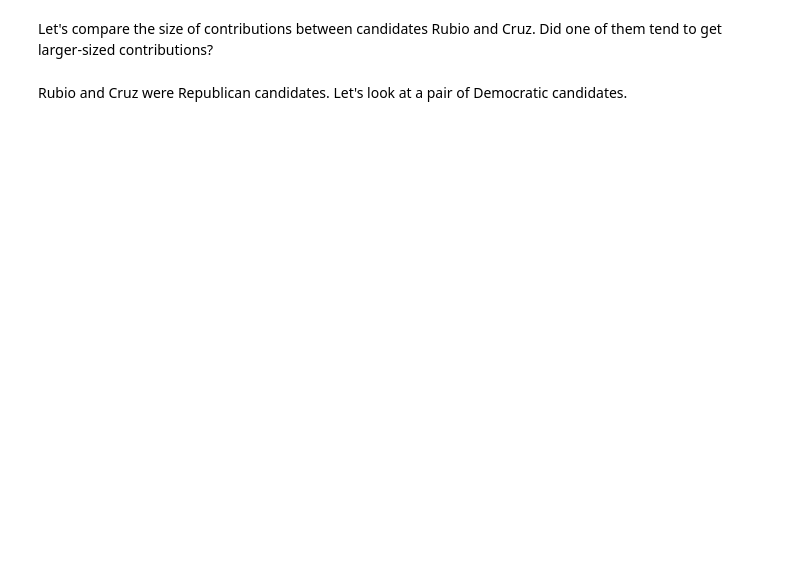
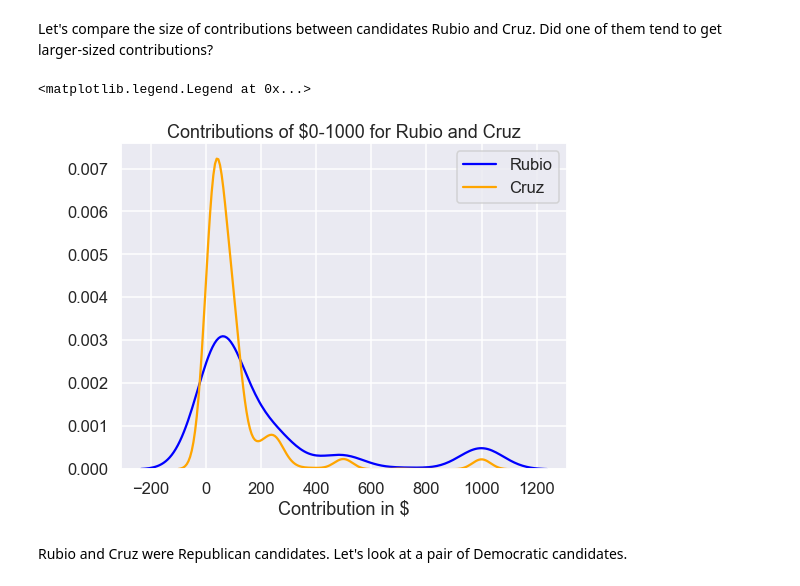
Before and after one commit to justinmello32/cst383-week5, a Jupyter notebook: campaign-exploration.ipynb, the cells around one changed output. Drawn from its saved outputs; the diff is of its cells as text; code cells hidden in the pictures; blank space fills up the shorter version.

```diff
--- a/campaign-exploration.ipynb
+++ b/campaign-exploration.ipynb
@@ -88,11 +125,22 @@ Let's compare the size of contributions between candidates Rubio and Cruz.  Did
 # %%
 #@ 6 Create a "double density plot" showing the contributions for
 # Rubio and Cruz.  Show contributions in the range of 0-1000 dollars
 # only.  Be sure to include a legend.
 # Hint: you can create two series, one for 0-1000 contributions to
 # Rubio, and another for 0-1000 contributions to Cruz.
 # Remember that you can superimpose plots by simply plotting one
 # after another.
+# sns.displot(data=df[(df['contb_receipt_amt'] <= 1000) & (df['contb_receipt_amt'] > 0) & (df['cand_nm'] == 'Rubio, Marco')]['contb_receipt_amt'], color="blue", linestyle="-", label="Rubio", kind='kde', ax=)
+# sns.displot(data=df[(df['contb_receipt_amt'] <= 1000) & (df['contb_receipt_amt'] > 0) & (df['cand_nm'] == 'Cruz, Rafael Edward \'Ted\'')]['contb_receipt_amt'], color="orange", linestyle="-", label="Cruz", kind='kde')
+sns.kdeplot(data=df[(df['contb_receipt_amt'] <= 1000) & (df['contb_receipt_amt'] > 0) & (df['cand_nm'] == 'Rubio, Marco')]['contb_receipt_amt'], color="blue", linestyle="-", label="Rubio")
+sns.kdeplot(data=df[(df['contb_receipt_amt'] <= 1000) & (df['contb_receipt_amt'] > 0) & (df['cand_nm'] == 'Cruz, Rafael Edward \'Ted\'')]['contb_receipt_amt'], color="orange", linestyle="-", label="Cruz")
+plt.title("Contributions of $0-1000 for Rubio and Cruz")
+plt.xlabel("Contribution in $")
+plt.ylabel(" ")
+plt.legend(loc='upper right')
+# %% [output]
+<matplotlib.legend.Legend at 0x...>
+[figure, added]
 # %% [markdown]
 Rubio and Cruz were Republican candidates.  Let's look at a pair of Democratic candidates.
 # %%
```
Also changed, not shown: parts of 5 cells of this notebook.
